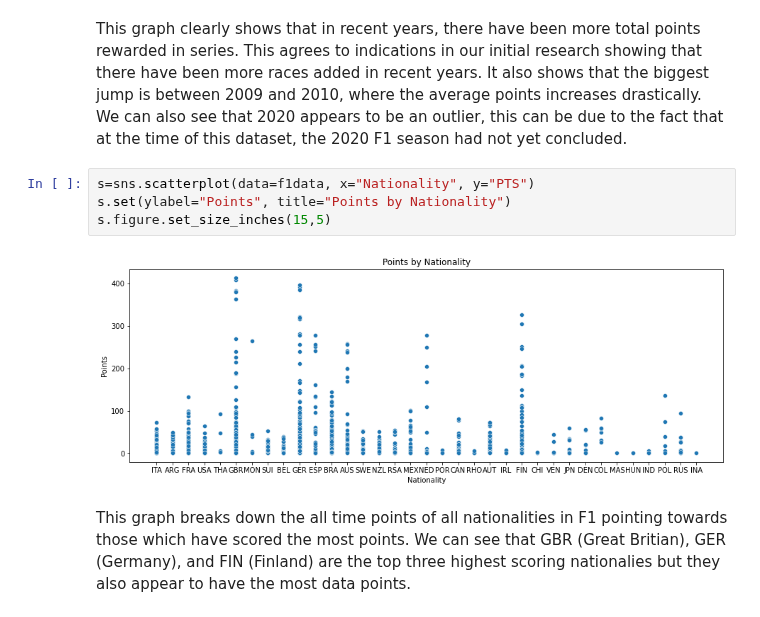
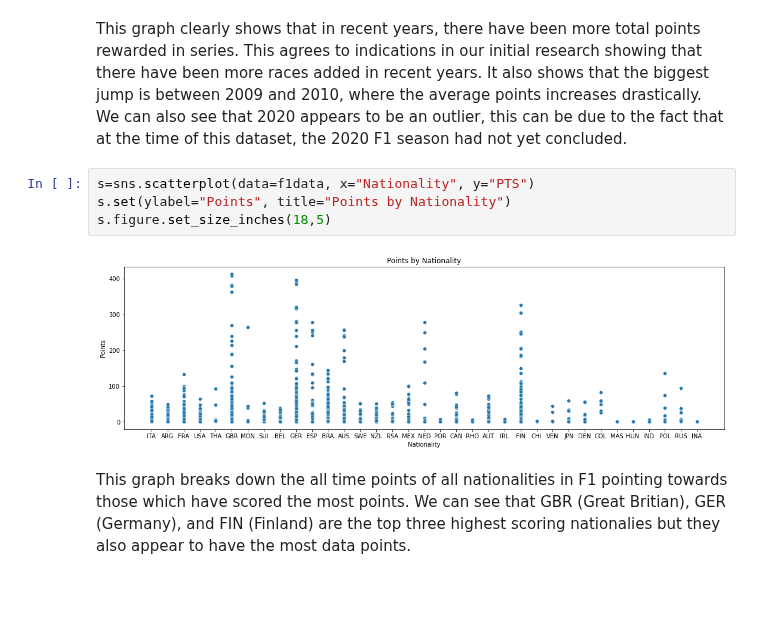
Before and after one commit to data301-2021-winter1/project-group12, a Jupyter notebook: notebooks/JordanK.ipynb, the cells around one changed output. Saved outputs shown, nothing was run; the diff lists cells and outputs as text; blank space fills up the shorter version.

```diff
--- a/notebooks/JordanK.ipynb
+++ b/notebooks/JordanK.ipynb
@@ -55,9 +56,9 @@ This graph clearly shows that in recent years, there have been more total points
 # %%
 s=sns.scatterplot(data=f1data, x="Nationality", y="PTS")
 s.set(ylabel="Points", title="Points by Nationality")
-s.figure.set_size_inches(15,5)
+s.figure.set_size_inches(18,5)
 # %% [output]
-[figure, old version]
+[figure, new version]
 # %% [markdown]
 This graph breaks down the all time points of all nationalities in F1 pointing towards those which have scored the most points. We can see that GBR (Great Britian), GER (Germany), and FIN (Finland) are the top three highest scoring nationalies but they also appear to have the most data points.
 # %%
```
Also changed, not shown: parts of 10 cells of this notebook, 1 other file.
